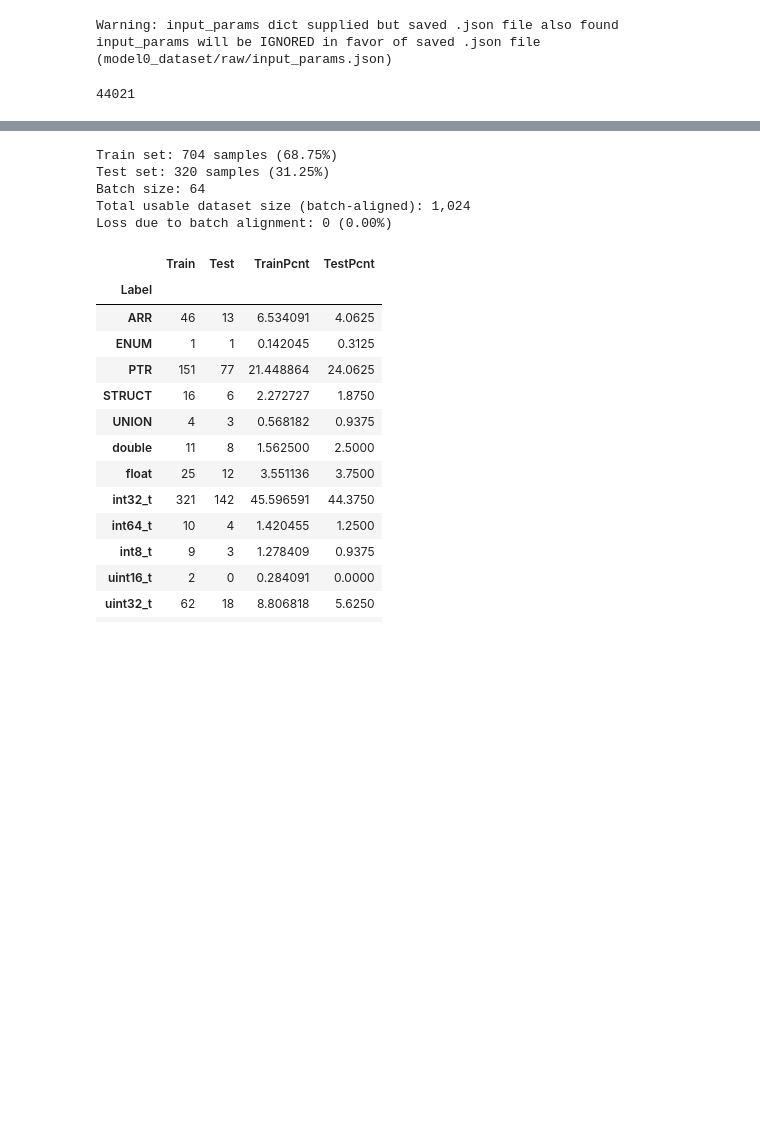
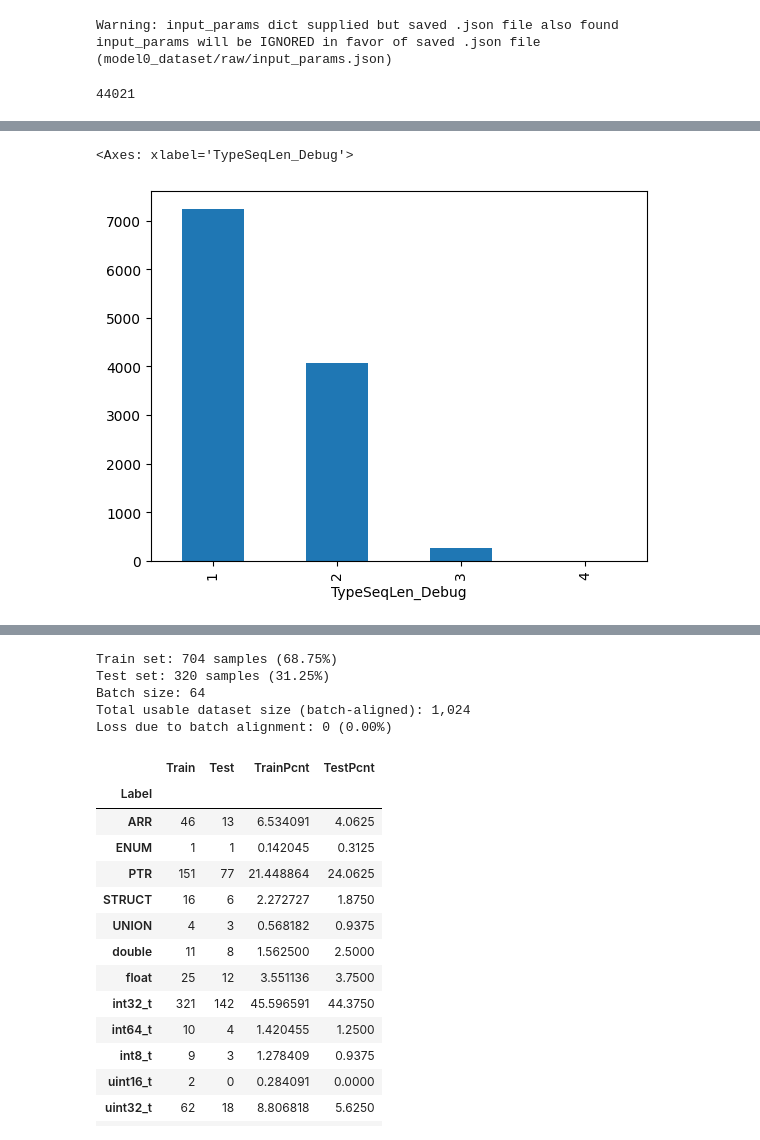
Before and after one commit to lasserre/datatype-recovery-experiments, a Jupyter notebook: notebooks/model0.ipynb, the cells around one changed output, grey strips where cells are left out. Saved outputs shown, nothing was run; the diff lists cells and outputs as text; code cells hidden in the pictures; blank space fills up the shorter version.

Commit message:
Working on StructType major refactor

```diff
--- a/notebooks/model0.ipynb
+++ b/notebooks/model0.ipynb
@@ -21,0 +46,5 @@ input_params will be IGNORED in favor of saved .json file (model0_dataset/raw/in
+# %%
+import pandas as pd
+df = pd.read_csv('/home/cls0027/test_builds/coreutils.exp/rundata/run1/locals.csv')
+df.loc[:,'TypeSeqLen_Debug'] = [len(x.split(',')) for x in df.TypeSeq_Debug]
+df.TypeSeqLen_Debug.describe()
@@ -21,0 +61,5 @@ input_params will be IGNORED in favor of saved .json file (model0_dataset/raw/in
+# %%
+df.groupby('TypeSeqLen_Debug').count().TypeSeq_Debug.plot(kind='bar')
+# %% [output]
+<Axes: xlabel='TypeSeqLen_Debug'>
+[figure, added]
```
Also changed, not shown: parts of 7 cells of this notebook, 2 other files.
